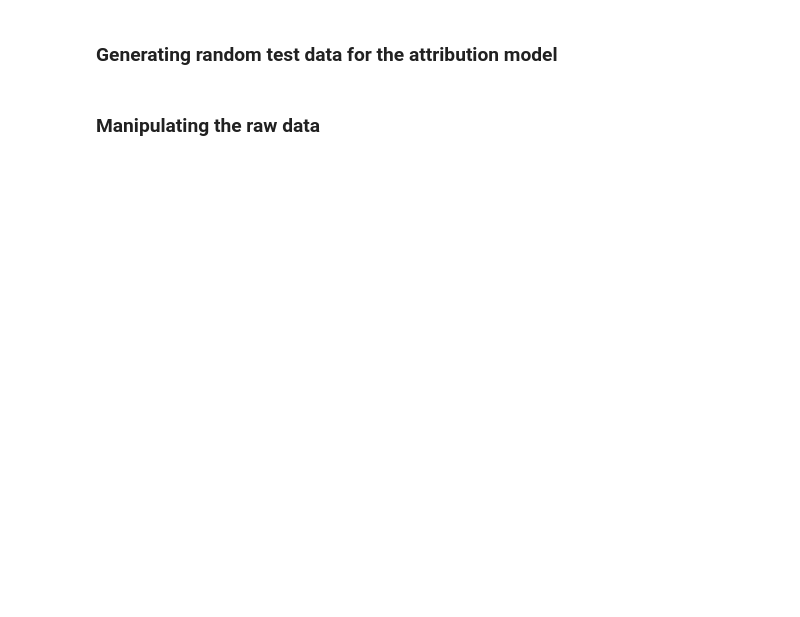
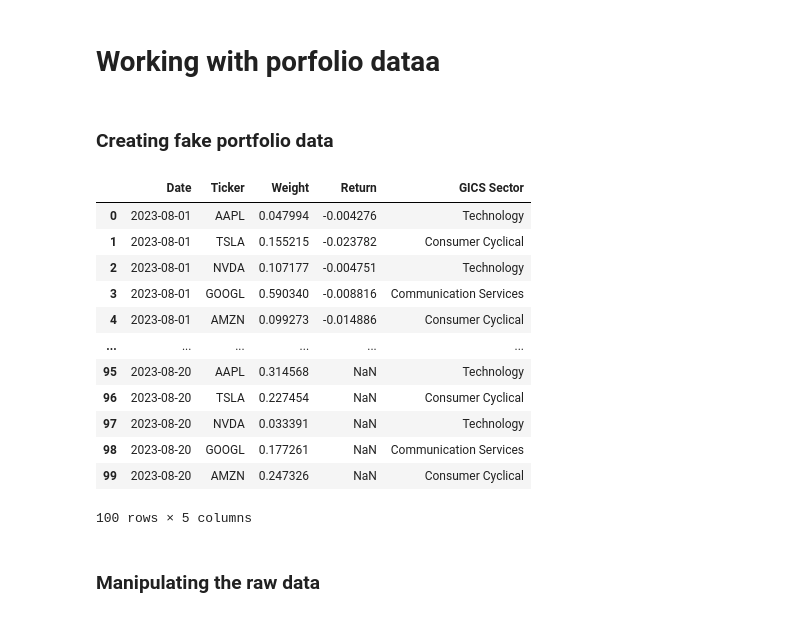
Before and after one commit to setamies/brinson_attribution, a Jupyter notebook: analytics.ipynb, the cells around one changed output. Drawn from its saved outputs; the diff is of its cells as text; code cells hidden in the pictures; blank space fills up the shorter version.

```diff
--- a/analytics.ipynb
+++ b/analytics.ipynb
@@ -13,44 +15,4 @@ from datetime import timedelta, datetime
-# %% [markdown]
-### Generating random test data for the attribution model
-# %%
-def create_portfolio_data(start_date, tickers, sector_map, common_data=None, num_days=20):
-    dates = [start_date + timedelta(days=i) for i in range(num_days)]
-    data = []
-
-    for date in dates:
-        daily_weights = np.random.dirichlet(np.ones(len(tickers)), size=1).flatten()
-        for ticker, weight in zip(tickers, daily_weights):
-            # Use pre-generated returns for common tickers
-            if common_data and ticker in common_data['returns']:
-                return_ = common_data['returns'][ticker].loc[common_data['returns'][ticker]['Date'] == date]['Return'].values[0]
-            else:
-                return_ = np.random.uniform(-0.05, 0.05)
-            # Use the pre-assigned GICS Sector
-            gics_sector = sector_map[ticker]
-            data.append([date, ticker, weight, return_, gics_sector])
-
-    return pd.DataFrame(data, columns=['Date', 'Ticker', 'Weight', 'Return', 'GICS Sector'])
-
-# Define all possible tickers and assign GICS Sectors. Note that this data is completely random and nonsensical used for tests only.
-all_tickers = ['AAPL', 'TSLA', 'NVDA', 'GOOGL', 'FB', 'JNJ', 'PG', 'V']
-gics_sectors = ['Information Technology', 'Consumer Discretionary', 'Health Care', 'Financials', 'Industrials']
-
-# Create a persistent mapping of tickers to GICS Sectors
-sector_map = {ticker: random.choice(gics_sectors) for ticker in all_tickers}
-
-# Generate common returns for the common tickers
-num_days = 20
-dates = [datetime(2023, 9, 1) + timedelta(days=i) for i in range(num_days)]
-common_returns_data = {
-    ticker: pd.DataFrame({'Date': dates, 'Return': np.random.uniform(-0.05, 0.05, num_days)})
-    for ticker in all_tickers if ticker in ['TSLA', 'NVDA']  # Common tickers
-}
-common_data = {'returns': common_returns_data}
-
-# Define the contents of each portfolio
-tickers_portfolio_1 = ['AAPL', 'TSLA', 'NVDA', 'GOOGL', 'FB']
-tickers_portfolio_2 = ['TSLA', 'NVDA', 'JNJ', 'PG', 'V']
-
-# Create two datasets for the same month with some common tickers
-portfolio_1 = create_portfolio_data(datetime(2023, 9, 1), tickers_portfolio_1, sector_map, common_data=common_data, num_days=num_days)
-portfolio_2 = create_portfolio_data(datetime(2023, 9, 1), tickers_portfolio_2, sector_map, common_data=common_data, num_days=num_days)
+# %% [markdown]
+# Working with porfolio dataa
+# %% [markdown]
+### Creating fake portfolio data
@@ -57 +66,17 @@ portfolio_2 = create_portfolio_data(datetime(2023, 9, 1), tickers_portfolio_2, s
+# %%
+portfolio_1
+# %% [output]
+|  | Date | Ticker | Weight | Return | GICS Sector |
+| 0 | 2023-08-01 | AAPL | 0.047994 | -0.004276 | Technology |
+| 1 | 2023-08-01 | TSLA | 0.155215 | -0.023782 | Consumer Cyclical |
+| 2 | 2023-08-01 | NVDA | 0.107177 | -0.004751 | Technology |
+| 3 | 2023-08-01 | GOOGL | 0.590340 | -0.008816 | Communication Services |
+| 4 | 2023-08-01 | AMZN | 0.099273 | -0.014886 | Consumer Cyclical |
+| ... | ... | ... | ... | ... | ... |
+| 95 | 2023-08-20 | AAPL | 0.314568 | NaN | Technology |
+| 96 | 2023-08-20 | TSLA | 0.227454 | NaN | Consumer Cyclical |
+| 97 | 2023-08-20 | NVDA | 0.033391 | NaN | Technology |
+| 98 | 2023-08-20 | GOOGL | 0.177261 | NaN | Communication Services |
+| 99 | 2023-08-20 | AMZN | 0.247326 | NaN | Consumer Cyclical |
+100 rows × 5 columns
 # %%
```
Also changed, not shown: parts of 14 cells of this notebook, 8 other files.
